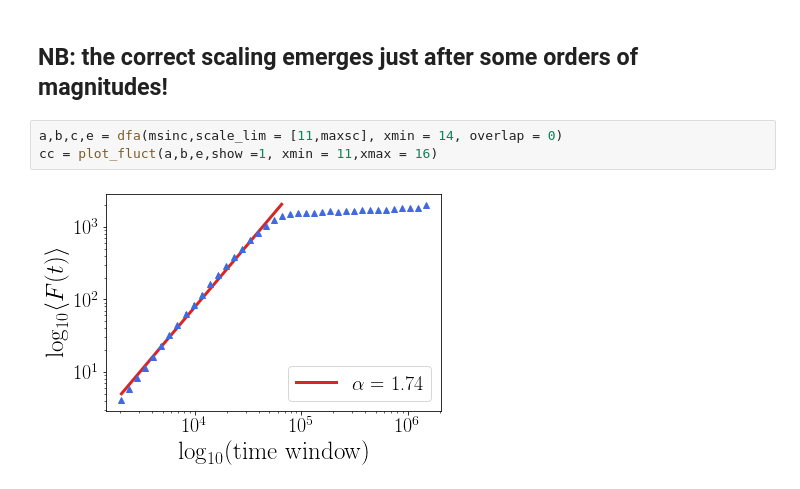
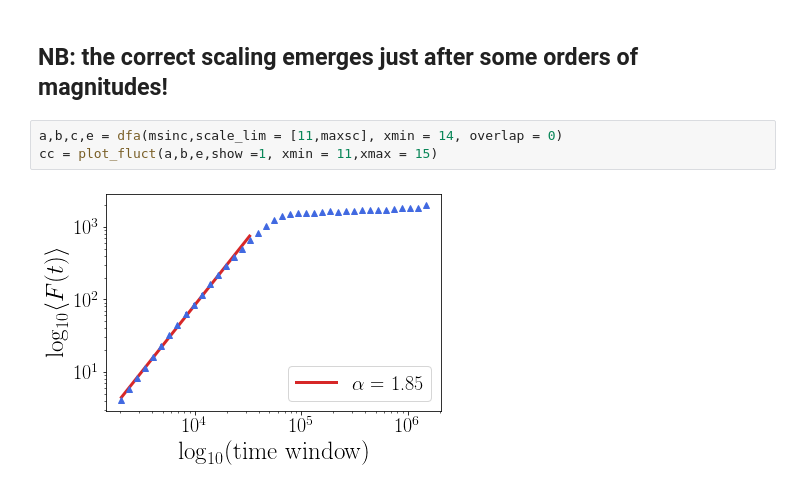
Before and after one commit to benedetta-mariani/dfa, a Jupyter notebook: Applications of DFA to phase transition in a stochastic Wilson Cowan model.ipynb, the cells around one changed output. Saved outputs shown, nothing was run; the diff lists cells and outputs as text.

```diff
--- a/Applications of DFA to phase transition in a stochastic Wilson Cowan model.ipynb
+++ b/Applications of DFA to phase transition in a stochastic Wilson Cowan model.ipynb
@@ -223,6 +223,6 @@ In this region the dfa correctly predicts an exponents of 0, proper of pure osci
 ## NB: the correct scaling emerges just after some orders of magnitudes!
 # %%
 a,b,c,e = dfa(msinc,scale_lim = [11,maxsc], xmin = 14, overlap = 0)
-cc = plot_fluct(a,b,e,show =1, xmin = 11,xmax = 16)
+cc = plot_fluct(a,b,e,show =1, xmin = 11,xmax = 15)
 # %% [output]
-[figure, old version]
+[figure, new version]
```
Also changed, not shown: parts of 2 cells of this notebook.
